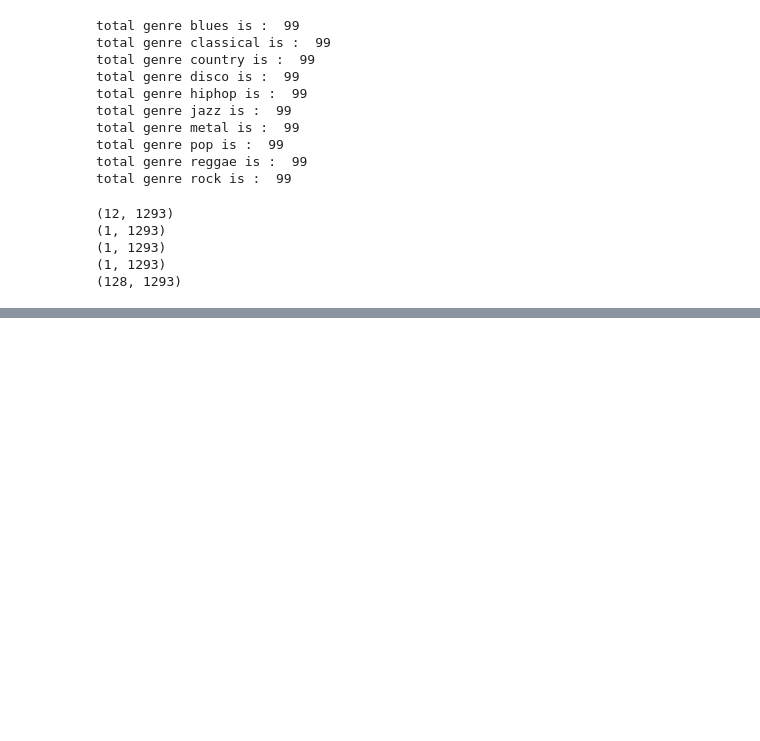
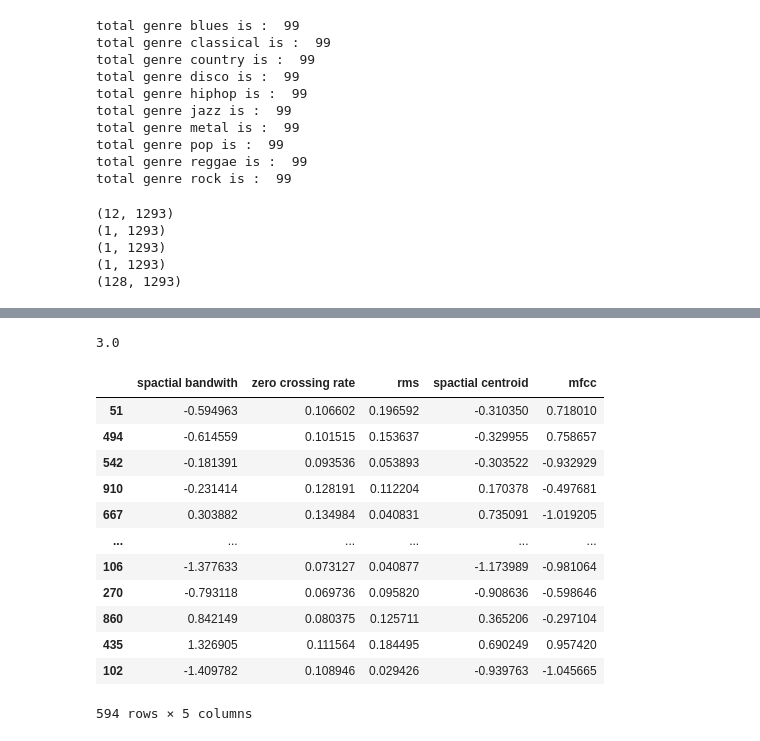
Before and after one commit to TeddyDharma/Audio-Classification, a Jupyter notebook: audio_classification.ipynb, the cells around one changed output, grey strips where cells are left out. Cells and saved outputs as stored; diff of their text form; code cells hidden in the pictures; blank space fills up the shorter version.

```diff
--- a/audio_classification.ipynb
+++ b/audio_classification.ipynb
@@ -81,12 +82,25 @@ def get_average(array):
 # spectral bandwidth
 # spectral_contrast
 # the dataset is available on : https://www.kaggle.com/datasets/andradaolteanu/gtzan-dataset-music-genre-classification/data
+def standart_scaler(data, columns):
+    for column in columns:
+        mean = np.mean(np.array(data[column]))
+        standart_deviasion = np.std(np.array(data[column]))
+        for row in range(data.shape[0]):
+            # print((data.loc[row, column]  -  mean) / standart_deviasion)
+            data.at[row, column] = (data.loc[row, column]  -  mean) / standart_deviasion
+
+    return data
+
 
 #  function for convert to excel
 def convert_excel(data_extraction: dict):
     df = pd.DataFrame(data_extraction)
+    # df = standart_scaler(df, )
     df.to_excel("./data/extract_data/feature_extraction.xlsx")
 #  succed
+
+
 
 def high_level_feature_extraction(base_dir):
     features = ['MFCC', 'MELSPECTOGRAM']
@@ -109,7 +123,7 @@ def high_level_feature_extraction(base_dir):
 
 
 
-def load_audio_and_low_feature_extract(base_dir):
+def low_feature_extract(base_dir):
     # series_music = []
     labels = []
     iter_label = 0
@@ -157,6 +171,7 @@ def load_audio_and_low_feature_extract(base_dir):
         "mfcc" : array_mfcc,
         "label" : labels
     }
+
     convert_excel(dict_features_extraction)
     # return the values
     print(f'finish convert to excel, please check to ./data/extract_data/feature_extraction.xlsx')
@@ -168,24 +183,33 @@ def load_feature_extraction_data(data_path : str):
 
 # load data that has been doing extraction
 def get_train_test_data(df : pd.DataFrame):
-    features = df[df.columns[1:len(df.columns)]]
+    features = df[df.columns[1:len(df.columns) - 1]]
     target = df[df.columns[-1]]
-    x_train, y_train, x_test, y_test = train_test_split(features, target, random_state= 42, test_size=0.1)
+    x_train, y_train, x_test, y_test = train_test_split(features, target, random_state= 42, test_size=0.2)
     return x_train, y_train, x_test, y_test
 
 #  def norm_data()
 
 def create_model_and_fit(x_train, y_train, x_test, y_test):
     # next : define callbacks
+
+    class CustomCallbacks(tf.keras.callbacks.Callback):
+        def on_epochs_end(self, logs = {}):
+            if self.logs("accuracy") > 0.96:
+                self.stop_train = True
+
+    callbacks = CustomCallbacks()
     model = tf.keras.models.Sequential([
-        tf.keras.layers.Dense(units = 512, activation = 'relu',  input_shape = (6,) ),
-        tf.keras.layers.Dense(units = 256, activation = 'relu'),
-        # tf.keras.layers.Dense(units = 16, activation = 'relu'),
+        tf.keras.layers.Dense(units = 256, activation = 'relu',  input_shape = (5,) ),
+        tf.keras.layers.Dropout(rate = 0.2),
+        tf.keras.layers.Dense(units = 128, activation = 'relu'),
+        # tf.keras.layers.Dropout(rate = 0.2),
+        tf.keras.layers.Dense(units = 32, activation = 'relu'),
         tf.keras.layers.Dense(units = 10, activation = 'softmax'),
 
 
     ])
     model.compile(loss = tf.keras.losses.SparseCategoricalCrossentropy(), optimizer = "adam", metrics = ['accuracy'])
-    history = model.fit(x_train, y_train, epochs = 500, validation_data = (x_test,  y_test))
+    history = model.fit(x_train, y_train, epochs = 200, validation_data = (x_test,  y_test),   callbacks = callbacks)
     return model, history
 # %%
@@ -203,0 +241,3 @@ df.head()
+# %%
+df = standart_scaler(df, ["spactial bandwith", 'spactial centroid', "mfcc"])
+df.head()
@@ -204,2 +251,23 @@ df.head()
+# %%
+random = np.mean(np.array([x for x in range(1, 6)]))
+random
+# %% [output]
+3.0
 # %%
 x_train, x_test,  y_train,y_test  = get_train_test_data(df)
+# %%
+x_train
+# %% [output]
+|  | spactial bandwith | zero crossing rate | rms | spactial centroid | mfcc |
+| 51 | -0.594963 | 0.106602 | 0.196592 | -0.310350 | 0.718010 |
+| 494 | -0.614559 | 0.101515 | 0.153637 | -0.329955 | 0.758657 |
+| 542 | -0.181391 | 0.093536 | 0.053893 | -0.303522 | -0.932929 |
+| 910 | -0.231414 | 0.128191 | 0.112204 | 0.170378 | -0.497681 |
+| 667 | 0.303882 | 0.134984 | 0.040831 | 0.735091 | -1.019205 |
+| ... | ... | ... | ... | ... | ... |
+| 106 | -1.377633 | 0.073127 | 0.040877 | -1.173989 | -0.981064 |
+| 270 | -0.793118 | 0.069736 | 0.095820 | -0.908636 | -0.598646 |
+| 860 | 0.842149 | 0.080375 | 0.125711 | 0.365206 | -0.297104 |
+| 435 | 1.326905 | 0.111564 | 0.184495 | 0.690249 | 0.957420 |
+| 102 | -1.409782 | 0.108946 | 0.029426 | -0.939763 | -1.045665 |
+594 rows × 5 columns
```
Also changed, not shown: parts of 10 cells of this notebook, 3 other files.
